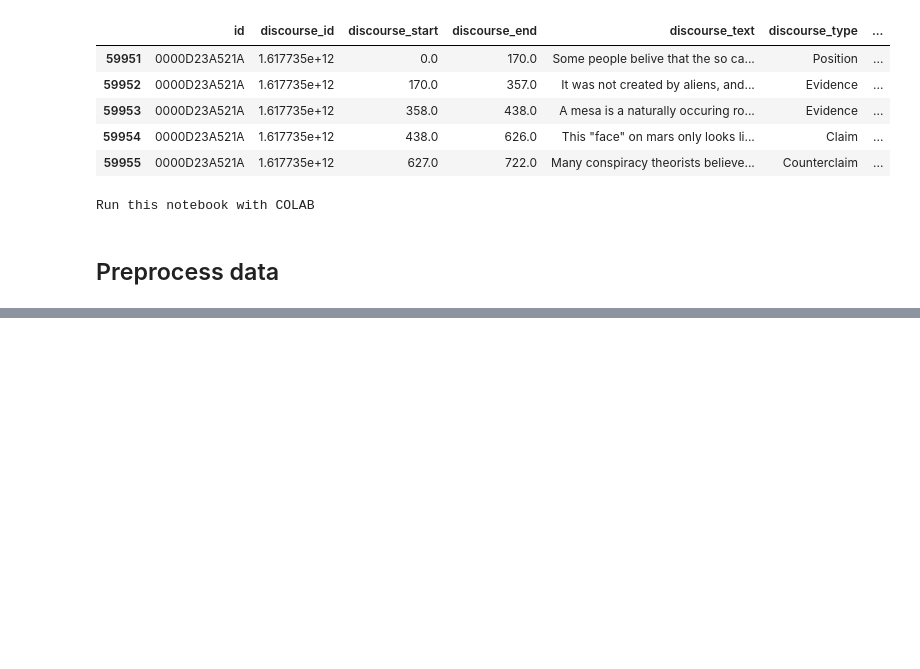
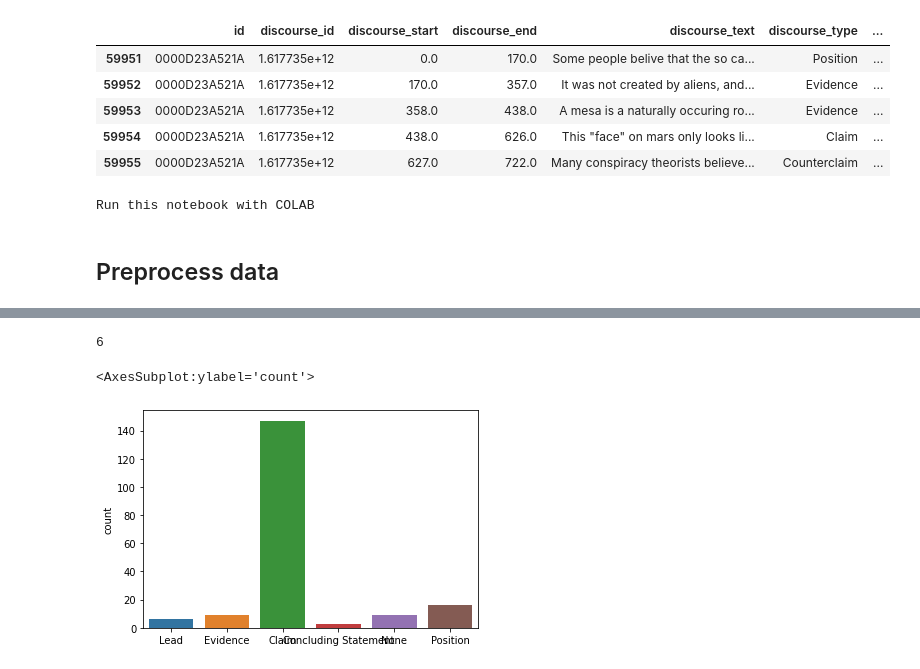
Before and after one commit to arthurcol/feedback_prize, a Jupyter notebook: notebooks/inference.ipynb, the cells around one changed output, grey strips where cells are left out. Drawn from its saved outputs; the diff is of its cells as text; code cells hidden in the pictures; blank space fills up the shorter version.

Commit message:
training baseline model done ; inference notebook for submission

```diff
--- a/notebooks/inference.ipynb
+++ b/notebooks/inference.ipynb
@@ -143,0 +115,2 @@ X
+# %%
+X_tok = tokenizer(list(X['discourse']),max_length=256,padding = 'max_length',truncation=True,return_token_type_ids=False,return_tensors='tf')
@@ -143,0 +174,4 @@ X
+# %%
+## Instantiate a model and load the weights of trained model
+model = create_sentence_based()
+model.load_weights('../models/weights_sentences_based_model/weights_baseline')
@@ -143,0 +180,3 @@ X
+# %%
+## Run the model and store its prediction into y
+y = model(X_tok)
@@ -143,0 +189,27 @@ X
+# %%
+np.argmax(y[0])
+# %% [output]
+6
+# %%
+# Labels and reversed labels
+
+#commented to avoid errors in the future and hardcoded
+#labels={l:i for i,l in enumerate(df.discourse_type.unique())}
+labels={0: 'Position',
+ 1: 'Evidence',
+ 2: 'Claim',
+ 3: 'Counterclaim',
+ 4: 'Rebuttal',
+ 5: 'Concluding Statement',
+ 6: 'Lead',
+ 7: 'None'}
+
+
+reversed_labels = {v:k for k,v in labels.items()}
+
+y_labeled = pd.Series(np.argmax(y,axis=1)).map(labels)
+# %%
+sns.countplot(x=y_labeled)
+# %% [output]
+<AxesSubplot:ylabel='count'>
+[figure, added]
```
Also changed, not shown: parts of 19 cells of this notebook, 2 other files.
